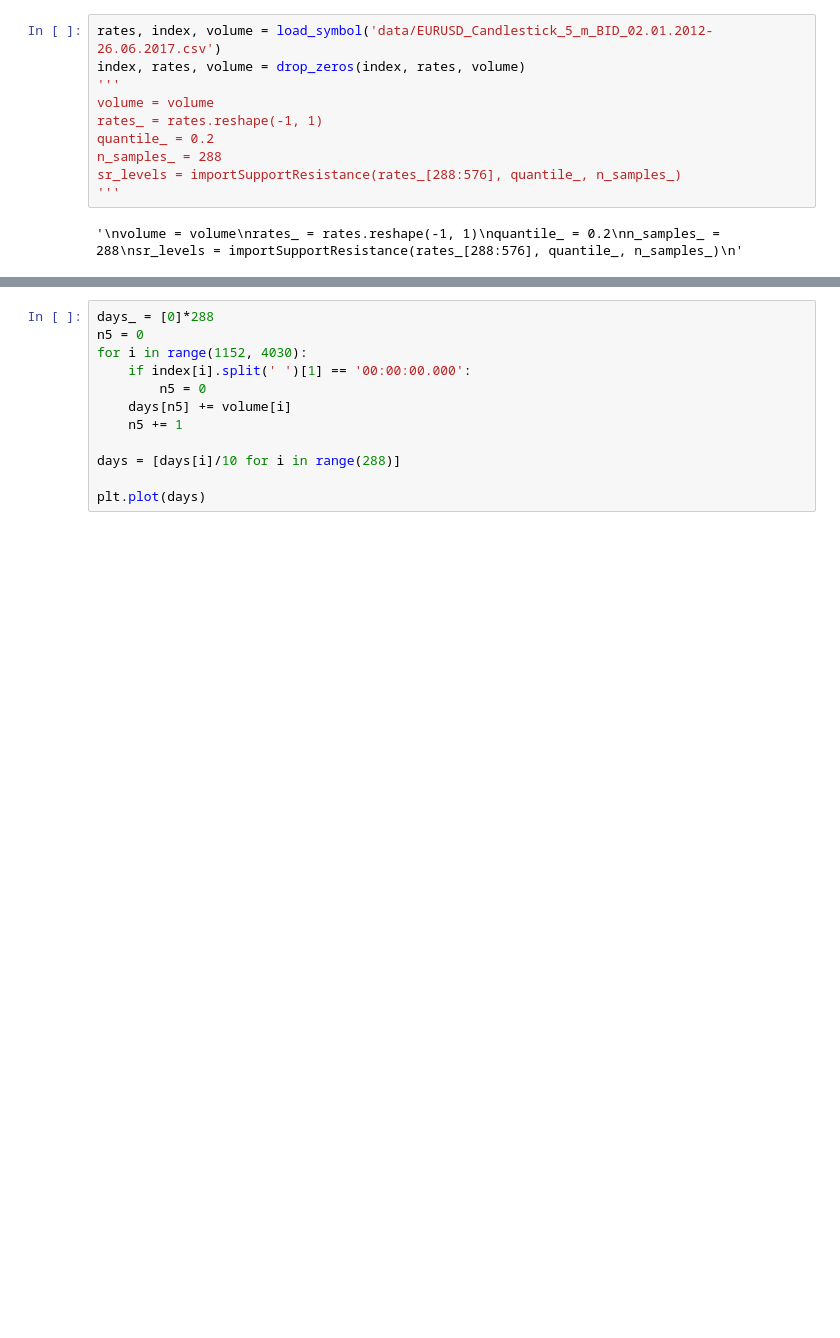
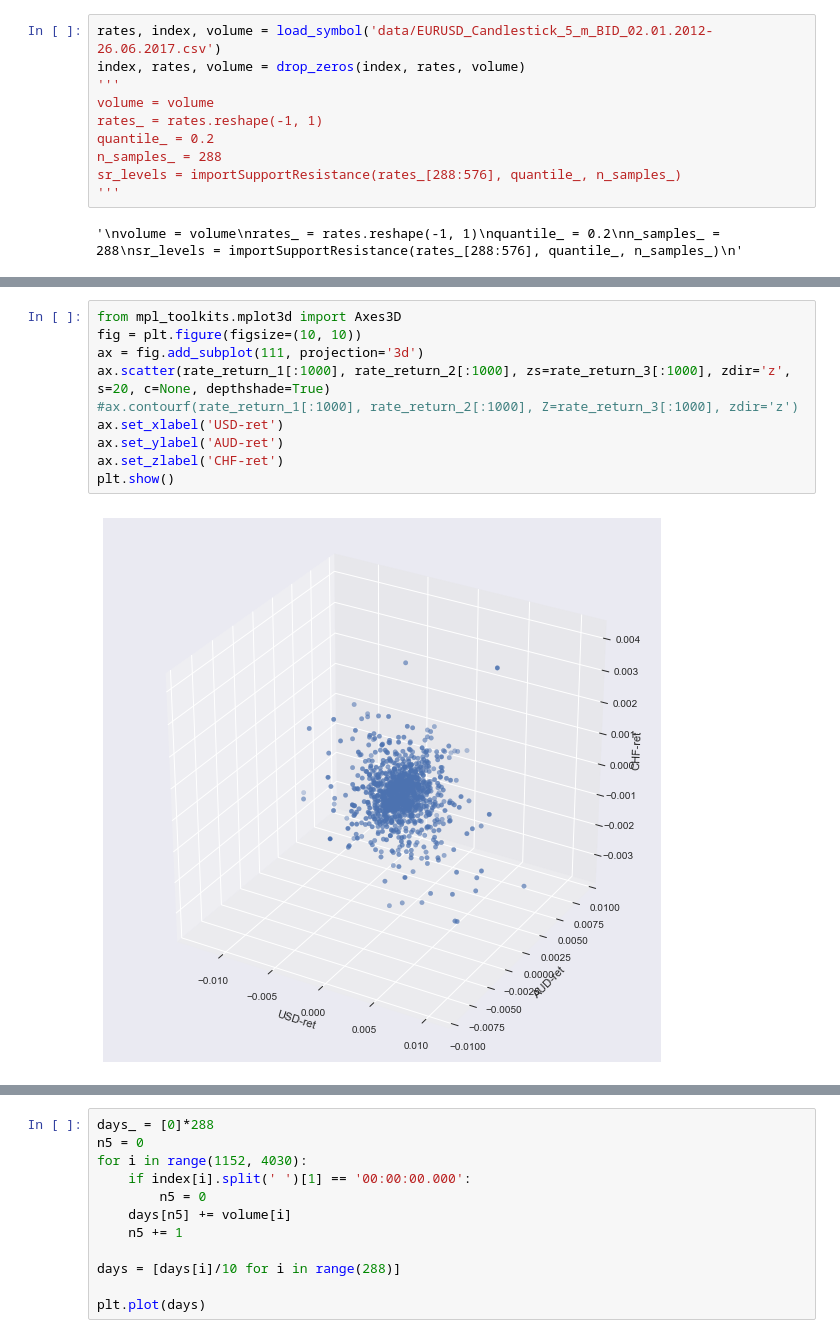
Before and after one commit to vdaytona/_data, a Jupyter notebook: wip_sourcefiles/volume_rnd/volume_sr_2.ipynb, the cells around one changed output, grey strips where cells are left out. Drawn from its saved outputs; the diff is of its cells as text; blank space fills up the shorter version.

```diff
--- a/wip_sourcefiles/volume_rnd/volume_sr_2.ipynb
+++ b/wip_sourcefiles/volume_rnd/volume_sr_2.ipynb
@@ -107,0 +139,12 @@ plt.show()
+# %%
+from mpl_toolkits.mplot3d import Axes3D
+fig = plt.figure(figsize=(10, 10))
+ax = fig.add_subplot(111, projection='3d')
+ax.scatter(rate_return_1[:1000], rate_return_2[:1000], zs=rate_return_3[:1000], zdir='z', s=20, c=None, depthshade=True)
+#ax.contourf(rate_return_1[:1000], rate_return_2[:1000], Z=rate_return_3[:1000], zdir='z')
+ax.set_xlabel('USD-ret')
+ax.set_ylabel('AUD-ret')
+ax.set_zlabel('CHF-ret')
+plt.show()
+# %% [output]
+[figure, added]
```
Also changed, not shown: parts of 15 cells of this notebook, 16 other files.
